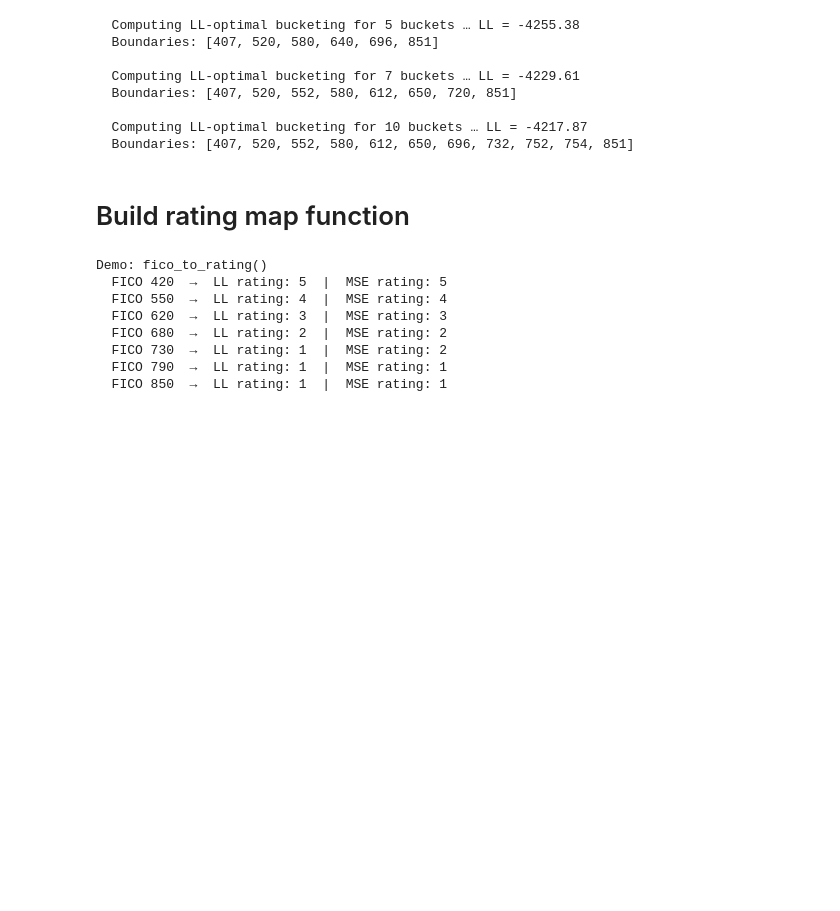
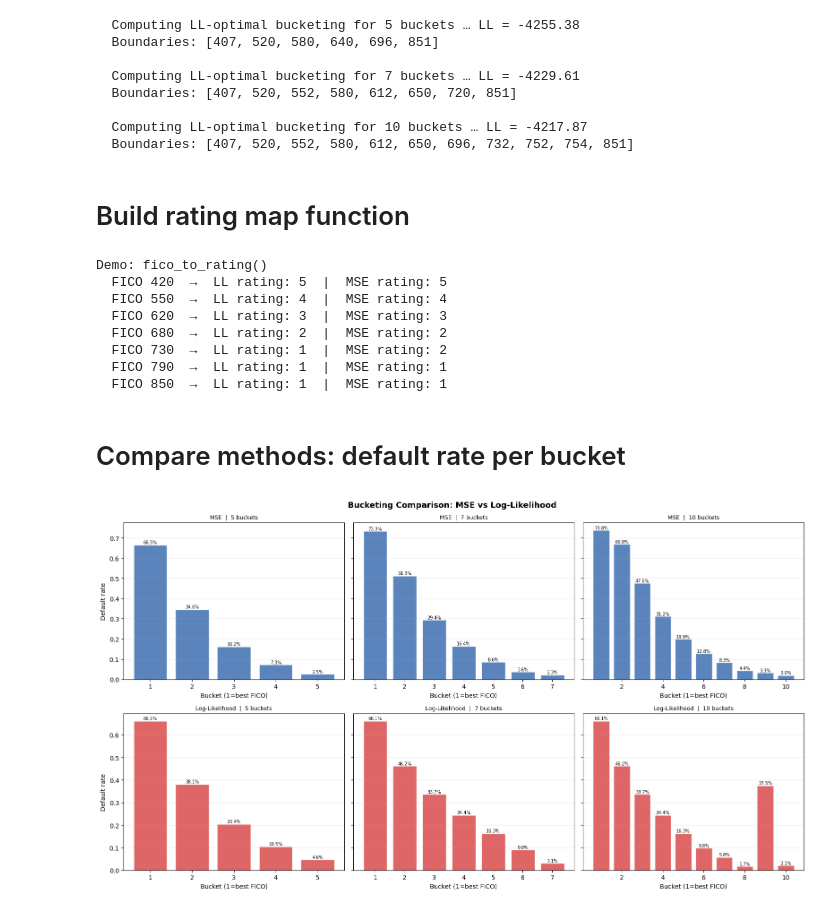
Before and after one commit to nayeem29dse/Loan-pd-model, a Jupyter notebook: FICO Score Quantization.ipynb, the cells around one changed output. Cells and saved outputs as stored; diff of their text form; code cells hidden in the pictures; blank space fills up the shorter version.

Commit message:
Compare methods: default rate per bucket

```diff
--- a/FICO Score Quantization.ipynb
+++ b/FICO Score Quantization.ipynb
@@ -359,3 +359,67 @@ Demo: fico_to_rating()
   FICO 730  →  LL rating: 1  |  MSE rating: 2
   FICO 790  →  LL rating: 1  |  MSE rating: 1
   FICO 850  →  LL rating: 1  |  MSE rating: 1
+# %% [markdown]
+# Compare methods: default rate per bucket
+# %%
+def bucket_stats(scores, defaults, boundaries):
+    """Return DataFrame with per-bucket stats given boundary list."""
+    rows = []
+    for i in range(len(boundaries) - 1):
+        lo, hi = boundaries[i], boundaries[i+1]
+        mask = (scores > lo) & (scores <= hi)
+        n = mask.sum()
+        k = defaults[mask].sum()
+        mean_fico = scores[mask].mean() if n > 0 else 0
+        rows.append({
+            "bucket":    i + 1,
+            "lo":        round(lo),
+            "hi":        round(hi),
+            "n":         n,
+            "defaults":  k,
+            "default_rate": k / n if n > 0 else 0,
+            "mean_fico": round(mean_fico, 1),
+        })
+    return pd.DataFrame(rows)
+
+fig, axes = plt.subplots(2, len(N_BUCKETS_LIST),
+                         figsize=(16, 9), sharey="row")
+fig.suptitle("Bucketing Comparison: MSE vs Log-Likelihood", fontsize=13, fontweight="bold")
+
+pal_mse = "#3266ad"
+pal_ll  = "#d84040"
+
+for col_i, nb in enumerate(N_BUCKETS_LIST):
+
+    mse_stats = bucket_stats(fico, default, mse_results[nb]["boundaries"])
+    ll_stats  = bucket_stats(fico, default, ll_results[nb]["boundaries"])
+
+    # Row 0 – MSE
+    ax = axes[0][col_i]
+    ax.bar(mse_stats["bucket"], mse_stats["default_rate"],
+           color=pal_mse, alpha=0.8, edgecolor="white")
+    ax.set_title(f"MSE  |  {nb} buckets", fontsize=9)
+    ax.set_xlabel("Bucket (1=best FICO)")
+    if col_i == 0:
+        ax.set_ylabel("Default rate")
+    ax.grid(True, alpha=0.25, axis="y")
+    for _, row in mse_stats.iterrows():
+        ax.text(row["bucket"], row["default_rate"] + 0.005,
+                f"{row['default_rate']:.1%}", ha="center", fontsize=7)
+
+    # Row 1 – LL
+    ax = axes[1][col_i]
+    ax.bar(ll_stats["bucket"], ll_stats["default_rate"],
+           color=pal_ll, alpha=0.8, edgecolor="white")
+    ax.set_title(f"Log-Likelihood  |  {nb} buckets", fontsize=9)
+    ax.set_xlabel("Bucket (1=best FICO)")
+    if col_i == 0:
+        ax.set_ylabel("Default rate")
+    ax.grid(True, alpha=0.25, axis="y")
+    for _, row in ll_stats.iterrows():
+        ax.text(row["bucket"], row["default_rate"] + 0.005,
+                f"{row['default_rate']:.1%}", ha="center", fontsize=7)
+
+plt.tight_layout()
+# %% [output]
+[figure, added]
```
Also changed, not shown: parts of 1 cell of this notebook.
